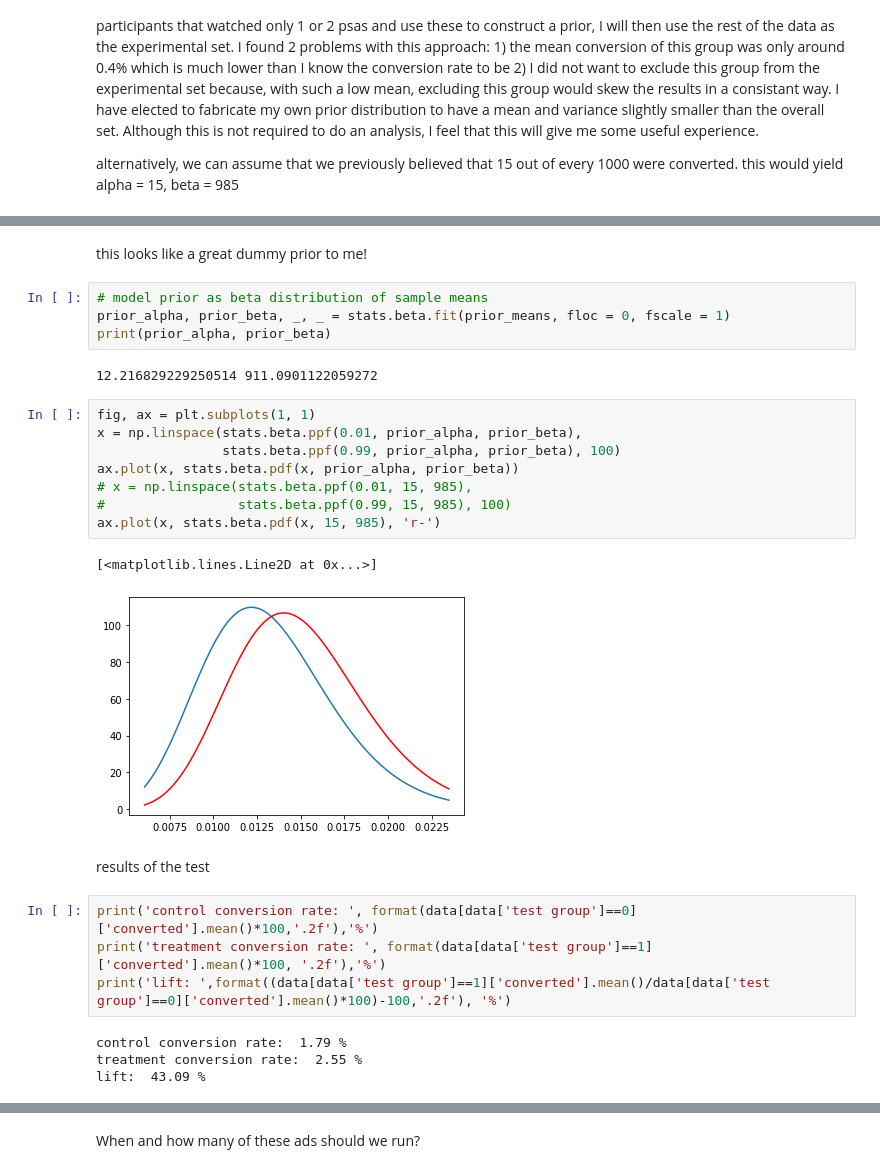
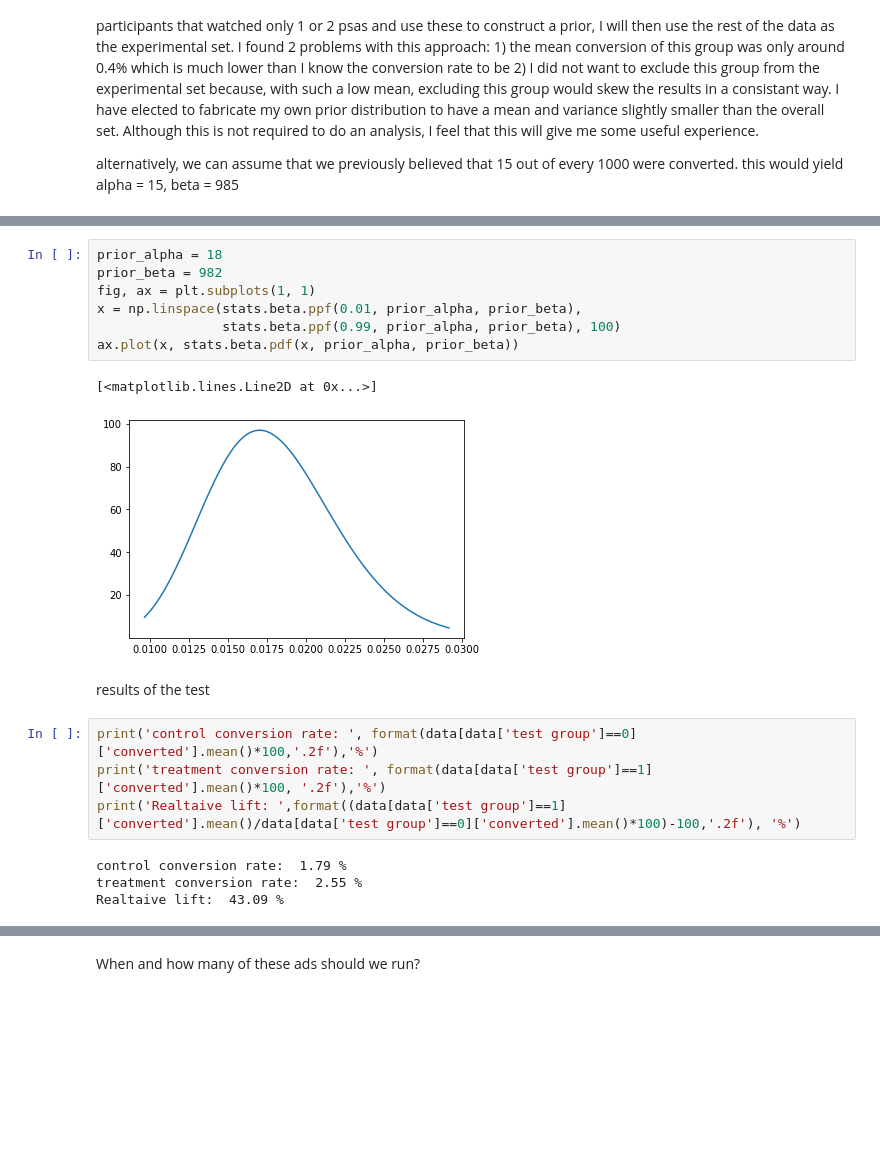
Before and after one commit to jchobanian/marketing-A-B-testing, a Jupyter notebook: marketing_AB.ipynb, the cells around one changed output, grey strips where cells are left out. Saved outputs shown, nothing was run; the diff lists cells and outputs as text; blank space fills up the shorter version.

```diff
--- a/marketing_AB.ipynb
+++ b/marketing_AB.ipynb
@@ -256,29 +286,20 @@ sns.histplot(x=prior_means)
-# %% [markdown]
-this looks like a great dummy prior to me!
-# %%
-# model prior as beta distribution of sample means
-prior_alpha, prior_beta, _, _ = stats.beta.fit(prior_means, floc = 0, fscale = 1)
-print(prior_alpha, prior_beta)
-# %% [output]
-12.216829229250514 911.0901122059272
 # %%
+prior_alpha = 18
+prior_beta = 982
 fig, ax = plt.subplots(1, 1)
 x = np.linspace(stats.beta.ppf(0.01, prior_alpha, prior_beta),
                 stats.beta.ppf(0.99, prior_alpha, prior_beta), 100)
 ax.plot(x, stats.beta.pdf(x, prior_alpha, prior_beta))
-# x = np.linspace(stats.beta.ppf(0.01, 15, 985),
-#                 stats.beta.ppf(0.99, 15, 985), 100)
-ax.plot(x, stats.beta.pdf(x, 15, 985), 'r-')
 # %% [output]
 [<matplotlib.lines.Line2D at 0x...>]
-[figure, old version]
+[figure, new version]
 # %% [markdown]
 results of the test
 # %%
 print('control conversion rate: ', format(data[data['test group']==0]['converted'].mean()*100,'.2f'),'%')
 print('treatment conversion rate: ', format(data[data['test group']==1]['converted'].mean()*100, '.2f'),'%')
-print('lift: ',format((data[data['test group']==1]['converted'].mean()/data[data['test group']==0]['converted'].mean()*100)-100,'.2f'), '%')
+print('Realtaive lift: ',format((data[data['test group']==1]['converted'].mean()/data[data['test group']==0]['converted'].mean()*100)-100,'.2f'), '%')
 # %% [output]
 control conversion rate:  1.79 %
 treatment conversion rate:  2.55 %
-lift:  43.09 %
+Realtaive lift:  43.09 %
```
Also changed, not shown: parts of 28 cells of this notebook.
